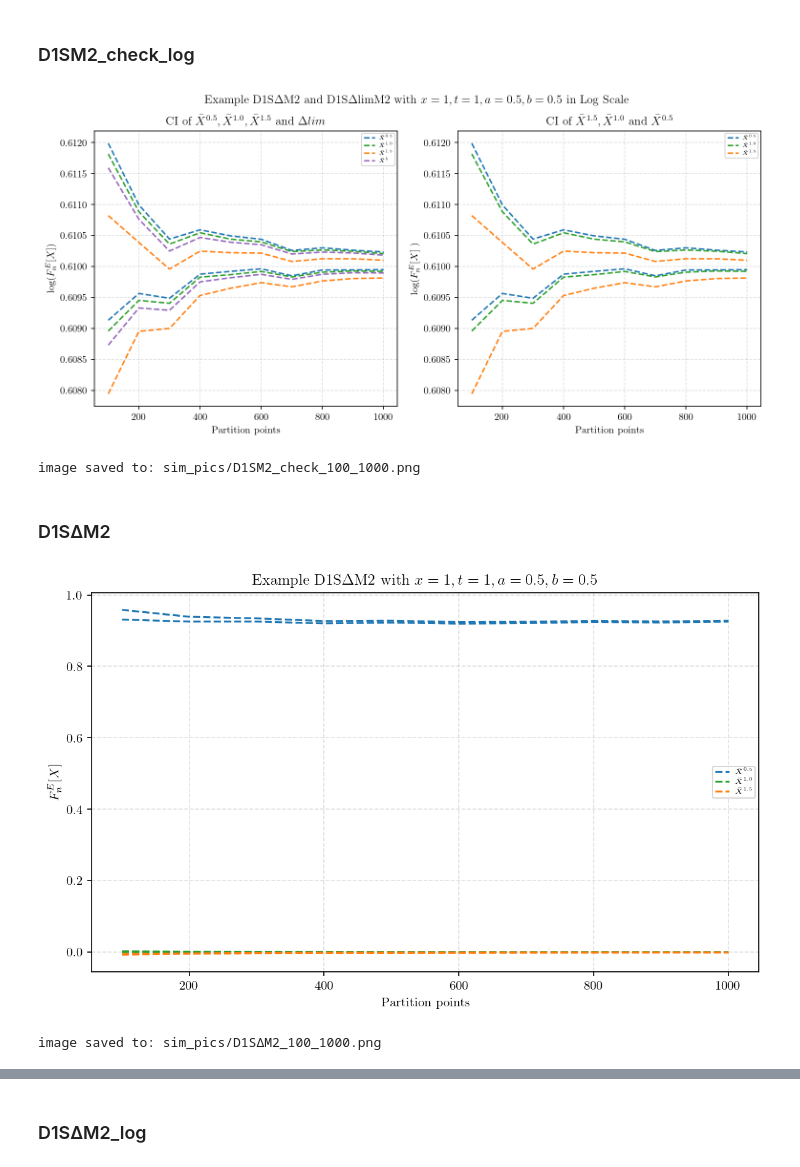
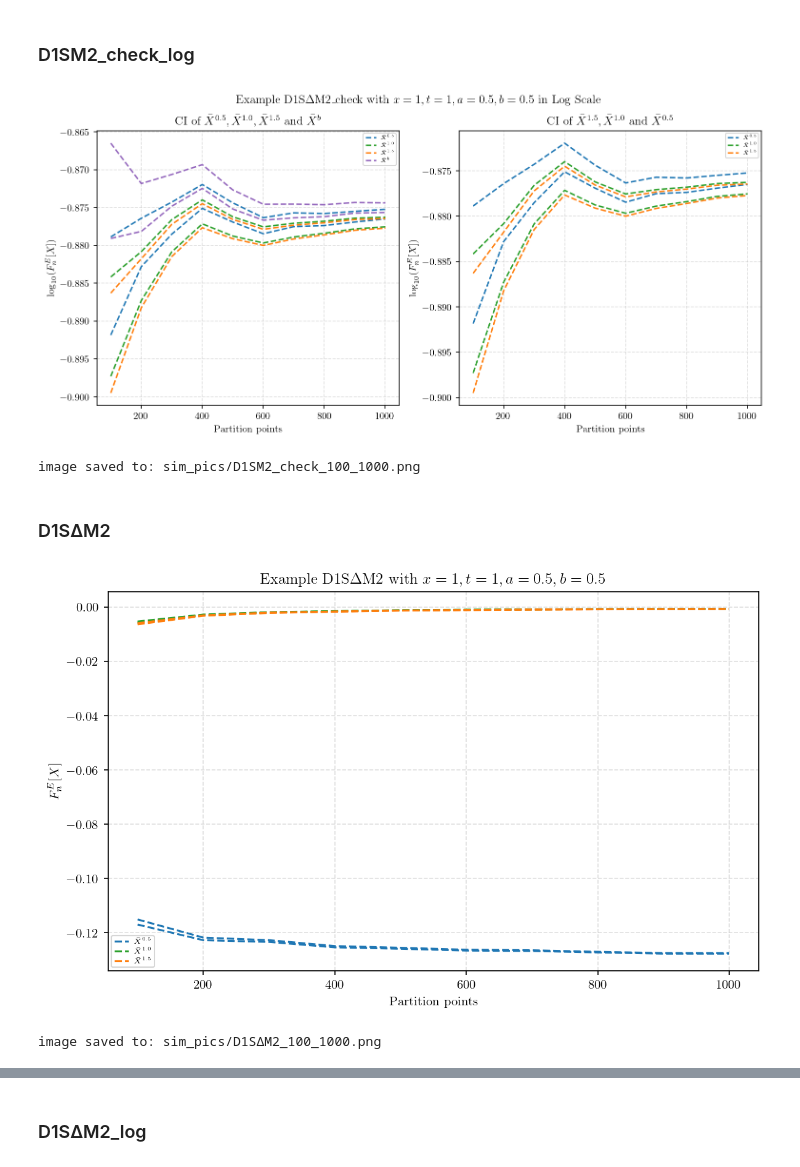
Before and after one commit to Andriyichenko/simulation, a Jupyter notebook: D1S/D1S_plot.ipynb, the cells around one changed output, grey strips where cells are left out. Cells and saved outputs as stored; diff of their text form; code cells hidden in the pictures.

```diff
--- a/D1S/D1S_plot.ipynb
+++ b/D1S/D1S_plot.ipynb
@@ -792,7 +792,7 @@ A15_std_df2 = np.sqrt(df2['E_1_5'])  # A_1_5の標本標準偏差(SD)
 std_lim = np.sqrt(df2['Eb'])     # A_bの標本標準偏差(SD)
 
 
-paths = 10 * (df2['points'] ** 2)
+paths = 100 * (df2['points'] ** 2)
 
 # Standard errors of sample means
 A_se_df2     = A_std_df2   / np.sqrt(paths)
@@ -835,38 +835,38 @@ ax1.plot(df2["points"], Am_up_df2_log,  linestyle="--", color="#2ca02c", label=r
 ax1.plot(df2["points"], Am_low_df2_log, linestyle="--", color="#2ca02c")
 ax1.plot(df2["points"], A15_up_df2_log,  linestyle="--", color="#ff7f0e", label=r"$\bar{X}^{1.5}$")
 ax1.plot(df2["points"], A15_low_df2_log, linestyle="--", color="#ff7f0e")
 ax1.plot(df2["points"], lim_up_df3_log,  linestyle="--", color="#9467bd", label=r"$\bar{X}^{b}$")
 ax1.plot(df2["points"], lim_low_df3_log, linestyle="--", color="#9467bd")
 
-ax1.set_title(r'CI of $\bar{X}^{0.5}, \bar{X}^{1.0}, \bar{X}^{1.5}$ and $\Delta lim$')
+ax1.set_title(r'CI of $\bar{X}^{0.5}, \bar{X}^{1.0}, \bar{X}^{1.5}$ and $\bar{X}^{b}$')
 ax1.set_xlabel("Partition points")
-ax1.set_ylabel(r"log($F^{E}_{n}[X]$) ")
+ax1.set_ylabel(r"$\log_{10}(F^{E}_{n}[X])$")
 ax1.grid(True, linestyle="--", alpha=0.4)
 ax1.legend(fontsize=5.5, loc='best')
 
 # ===== 右側の図：指定された4本の線の図 =====
 ax2 = axes[1]
 ax2.plot(df2["points"], A_up_df2_log,  linestyle="--", color="#1f77b4", label=r"$\bar{X}^{0.5}$")
 ax2.plot(df2["points"], A_low_df2_log, linestyle="--", color="#1f77b4")
 ax2.plot(df2["points"], Am_up_df2_log,  linestyle="--", color="#2ca02c", label=r"$\bar{X}^{1.0}$")
 ax2.plot(df2["points"], Am_low_df2_log, linestyle="--", color="#2ca02c")
 ax2.plot(df2["points"], A15_up_df2_log,  linestyle="--", color="#ff7f0e", label=r"$\bar{X}^{1.5}$")
 ax2.plot(df2["points"], A15_low_df2_log, linestyle="--", color="#ff7f0e")
 
 
 ax2.set_title(r'CI of $\bar{X}^{1.5},\bar{X}^{1.0}$ and $\bar{X}^{0.5}$')
 ax2.set_xlabel("Partition points")
-ax2.set_ylabel(r"log($F^{E}_{n}[X]$ )")
+ax2.set_ylabel(r"$\log_{10}(F^{E}_{n}[X])$")
 ax2.grid(True, linestyle="--", alpha=0.4)
 ax2.legend(fontsize=5.5, loc='best')
 
 # 全体タイトル（必要なら）
-fig.suptitle(r'Example D1S$\Delta$M2 and D1S$\Delta$limM2 with $x=1,t=1,a=0.5,b=0.5$ in Log Scale')
+fig.suptitle(r'Example D1S$\Delta$M2_check with $x=1,t=1,a=0.5,b=0.5$ in Log Scale')
 plt.savefig(save_path, dpi=250, bbox_inches='tight')
 plt.show()
 print("image saved to:", save_path)
 # %% [output]
-[figure, old version]
+[figure, new version]
 image saved to: sim_pics/D1SM2_check_100_1000.png
 # %% [markdown]
 ### D1SΔM2
@@ -903,7 +903,7 @@ Am_std_df2=np.sqrt(df2['Em']) #Amの標本標準偏差(SD)
 A15_std_df2=np.sqrt(df2['E_1_5']) #A_1_5の標本標準偏差(SD)
 # Axb_std_df2 = np.sqrt(df2['Eb']) #A_bの標本標準偏差(SD)
 
-paths = 10 * (df2['points'] ** 2)
+paths = 100 * (df2['points'] ** 2)
 # Standard errors of sample means
 A_se_df2     = A_std_df2   / np.sqrt(paths)
 Am_se_df2    = Am_std_df2  / np.sqrt(paths)
@@ -943,7 +943,7 @@ plt.savefig(save_path, dpi=250, bbox_inches='tight')
 plt.show()
 print("image saved to:", save_path)
 # %% [output]
-[figure, old version]
+[figure, new version]
 image saved to: sim_pics/D1SΔM2_100_1000.png
 # %%
 #D1SΔM2_and_D1SΔlimM2_100_1000 plot with confidence intervals
```
Also changed, not shown: parts of 3 cells of this notebook, 22 other files.
